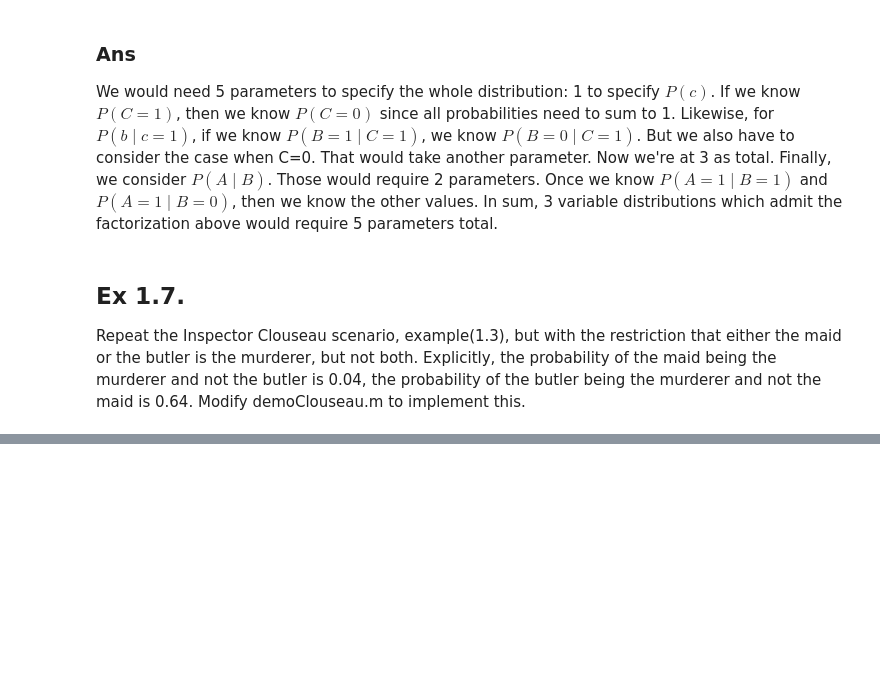
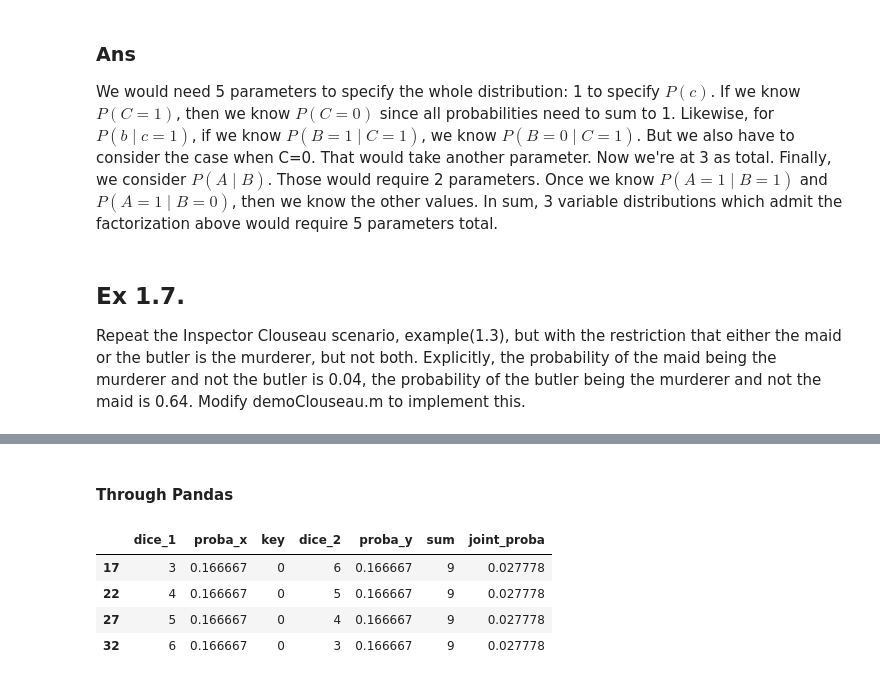
Before and after one commit to Edderic/BRML, a Jupyter notebook: solutions/ch-1.ipynb, the cells around one changed output, grey strips where cells are left out. Cells and saved outputs as stored; diff of their text form; code cells hidden in the pictures; blank space fills up the shorter version.

```diff
--- a/solutions/ch-1.ipynb
+++ b/solutions/ch-1.ipynb
@@ -369,0 +395,18 @@ Name: proba, dtype: float64
+# %% [markdown]
+#### Through Pandas
+# %%
+dice_1 = pd.DataFrame({'dice_1': [1,2,3,4,5,6], 'proba': np.ones(6) / 6, 'key': 0})
+dice_2 = pd.DataFrame({'dice_2': [1,2,3,4,5,6], 'proba': np.ones(6) / 6, 'key': 0})
+cross_join = dice_1.merge(dice_2, on='key')
+cross_join['sum'] = cross_join['dice_1'] + cross_join['dice_2']
+cross_join['joint_proba'] = cross_join['proba_x'] * cross_join['proba_y']
+# %%
+sum_is_nine = cross_join[cross_join['sum'] == 9].copy()
+# %%
+sum_is_nine
+# %% [output]
+|  | dice_1 | proba_x | key | dice_2 | proba_y | sum | joint_proba |
+| 17 | 3 | 0.166667 | 0 | 6 | 0.166667 | 9 | 0.027778 |
+| 22 | 4 | 0.166667 | 0 | 5 | 0.166667 | 9 | 0.027778 |
+| 27 | 5 | 0.166667 | 0 | 4 | 0.166667 | 9 | 0.027778 |
+| 32 | 6 | 0.166667 | 0 | 3 | 0.166667 | 9 | 0.027778 |
```
Also changed, not shown: parts of 35 cells of this notebook.
